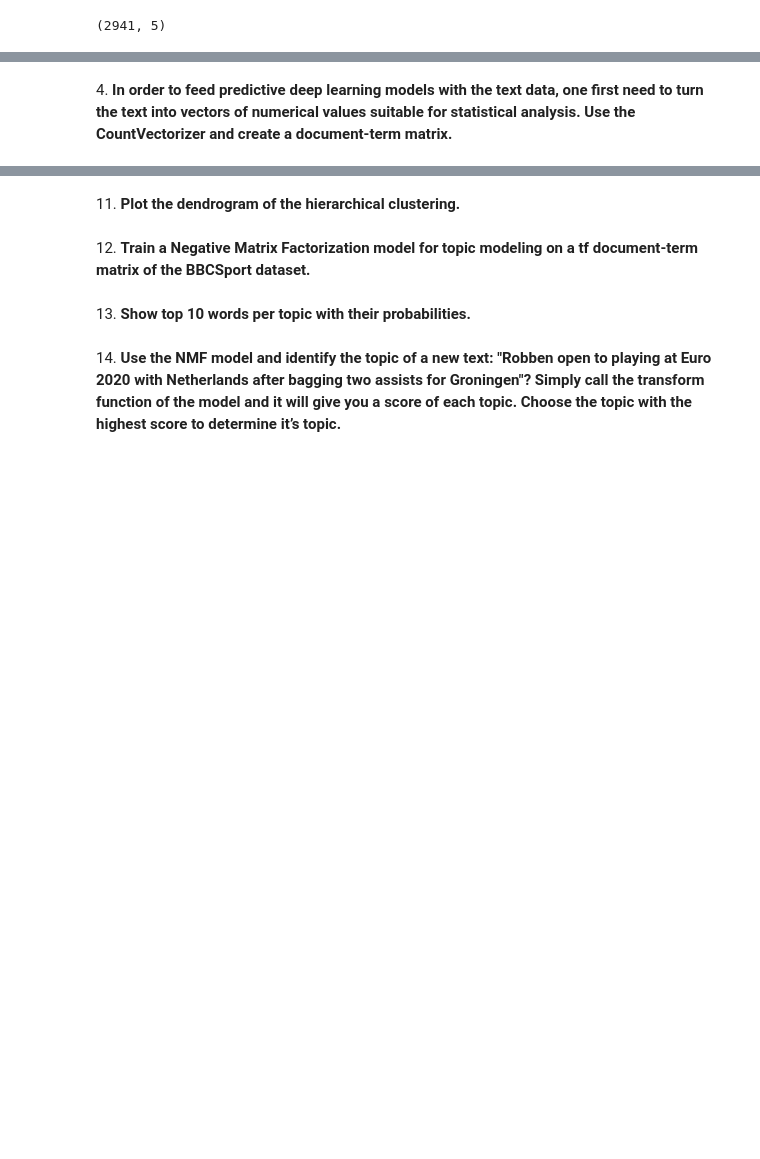
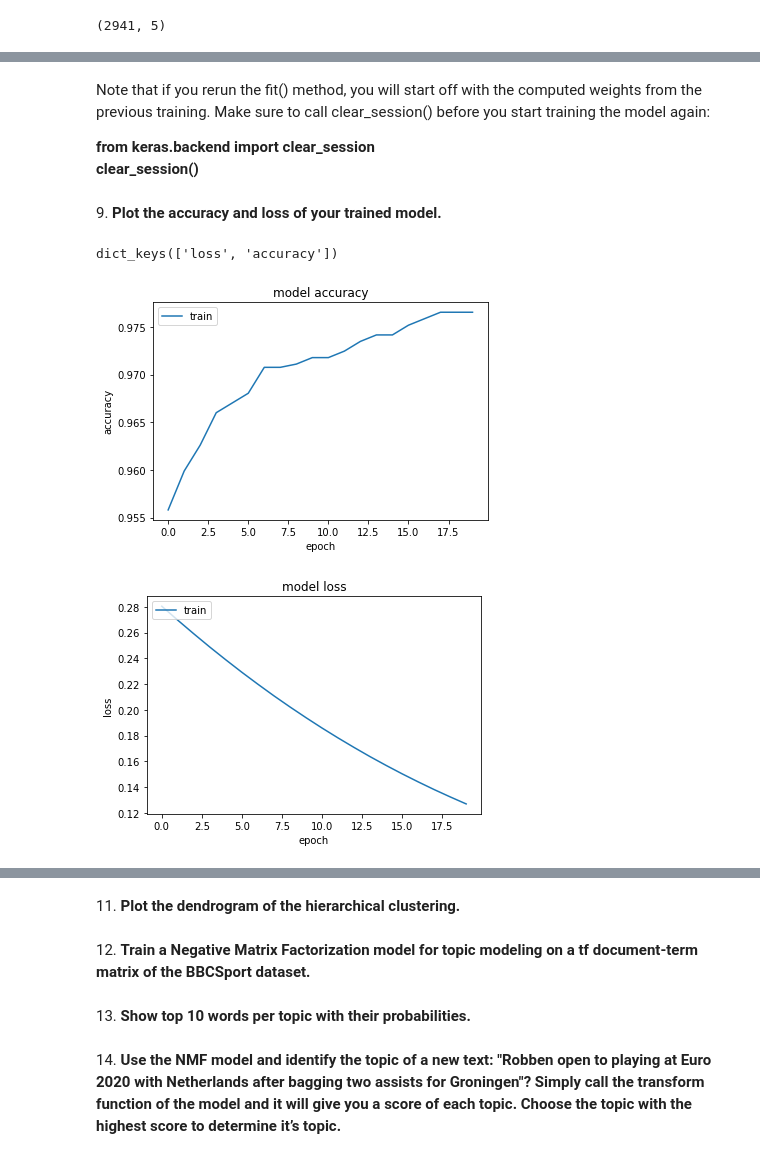
Before and after one commit to bagheria/applied_tm, a Jupyter notebook: wednesday/Practicals/Impractical 6.ipynb, the cells around one changed output, grey strips where cells are left out. Drawn from its saved outputs; the diff is of its cells as text; code cells hidden in the pictures; blank space fills up the shorter version.

```diff
--- a/wednesday/Practicals/Impractical 6.ipynb
+++ b/wednesday/Practicals/Impractical 6.ipynb
@@ -91,19 +199,29 @@ y_test = keras.utils.to_categorical(y)
+# %% [markdown]
+Note that if you rerun the fit() method, you will start off with the computed weights from the previous training. Make sure to call clear_session() before you start training the model again:
+
+**from keras.backend import clear_session <br>
+clear_session()**
+# %% [markdown]
+9\. **Plot the accuracy and loss of your trained model.**
 # %%
 print(history.history.keys())
 plt.plot(history.history['accuracy'])
 #plt.plot(history.history['val_acc'])
 plt.title('model accuracy')
 plt.ylabel('accuracy')
 plt.xlabel('epoch')
 plt.legend(['train', 'test'], loc='upper left')
 plt.show()
+
 # summarize history for loss
 plt.plot(history.history['loss'])
-plt.plot(history.history['val_loss'])
+# plt.plot(history.history['val_loss'])
 plt.title('model loss')
 plt.ylabel('loss')
 plt.xlabel('epoch')
 plt.legend(['train', 'test'], loc='upper left')
 plt.show()
+# %% [output]
+dict_keys(['loss', 'accuracy'])
+[figure, added]
+[figure, added]
-# %% [markdown]
-4\. **In order to feed predictive deep learning models with the text data, one first need to turn the text into vectors of numerical values suitable for statistical analysis. Use the CountVectorizer and create a document-term matrix.**
```
Also changed, not shown: parts of 44 cells of this notebook.
